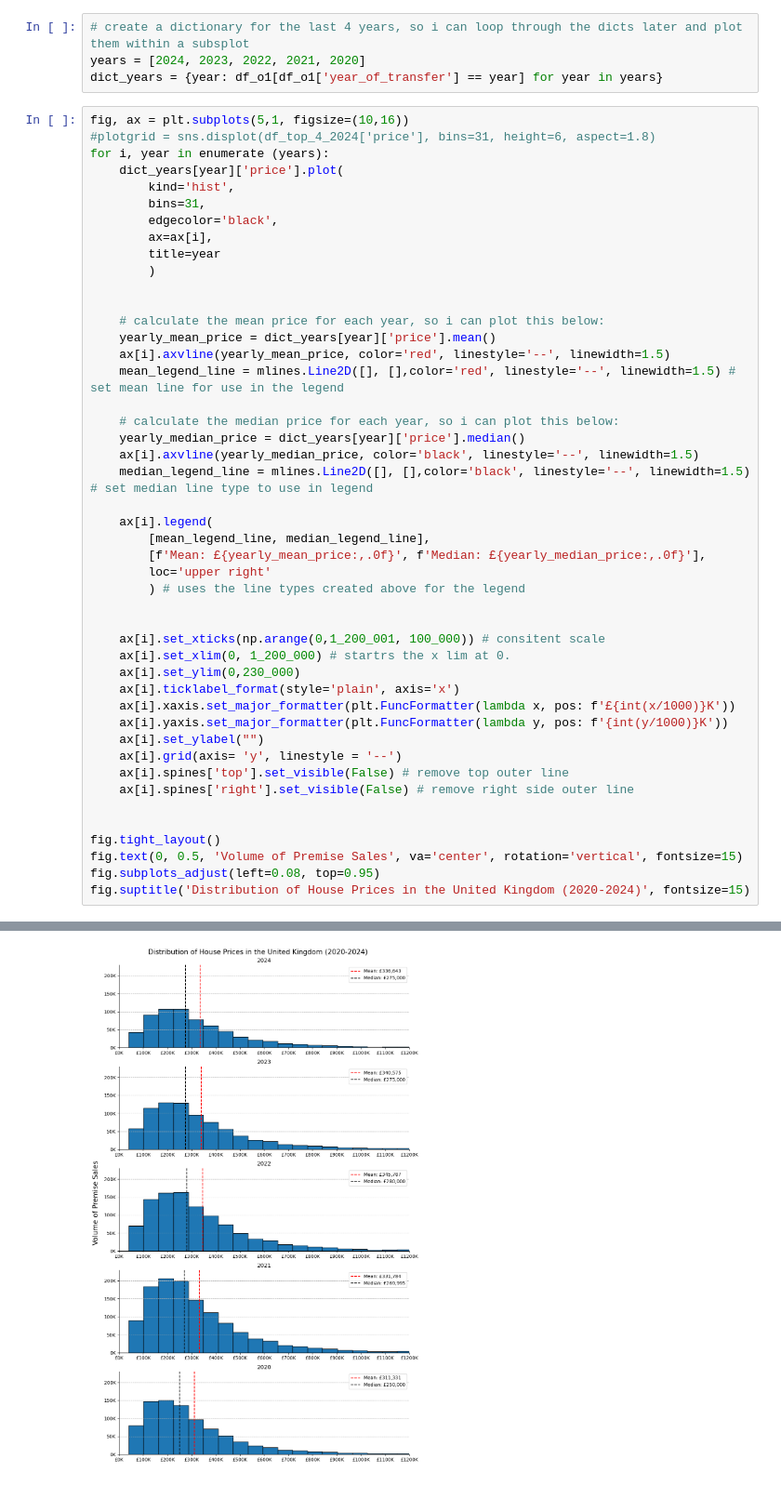
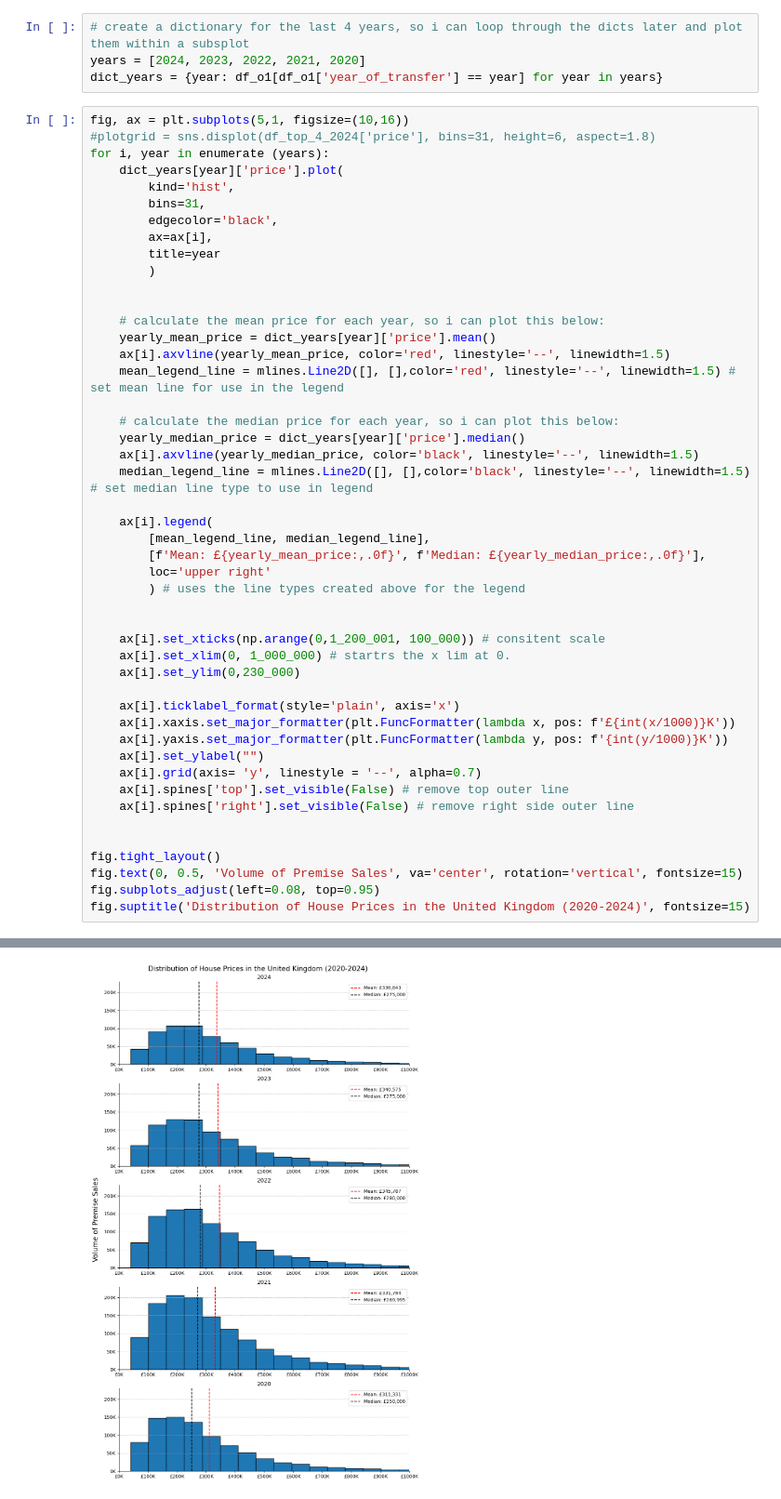
Before and after one commit to HJR41/UK-House-Sale-Analysis-v1, a Jupyter notebook: 2_Project/2_House_Price_distribution.ipynb, the cells around one changed output, grey strips where cells are left out. Shown at 93% size. Cells and saved outputs as stored; diff of their text form.

```diff
--- a/2_Project/2_House_Price_distribution.ipynb
+++ b/2_Project/2_House_Price_distribution.ipynb
@@ -61,33 +62,34 @@ for i, year in enumerate (years):
     mean_legend_line = mlines.Line2D([], [],color='red', linestyle='--', linewidth=1.5) # set mean line for use in the legend
 
     # calculate the median price for each year, so i can plot this below:
     yearly_median_price = dict_years[year]['price'].median()
     ax[i].axvline(yearly_median_price, color='black', linestyle='--', linewidth=1.5)
     median_legend_line = mlines.Line2D([], [],color='black', linestyle='--', linewidth=1.5) # set median line type to use in legend
 
     ax[i].legend(
         [mean_legend_line, median_legend_line],
         [f'Mean: £{yearly_mean_price:,.0f}', f'Median: £{yearly_median_price:,.0f}'],
         loc='upper right'
         ) # uses the line types created above for the legend
 
 
     ax[i].set_xticks(np.arange(0,1_200_001, 100_000)) # consitent scale
-    ax[i].set_xlim(0, 1_200_000) # startrs the x lim at 0.
+    ax[i].set_xlim(0, 1_000_000) # startrs the x lim at 0.
     ax[i].set_ylim(0,230_000)
+
     ax[i].ticklabel_format(style='plain', axis='x')
     ax[i].xaxis.set_major_formatter(plt.FuncFormatter(lambda x, pos: f'£{int(x/1000)}K'))
     ax[i].yaxis.set_major_formatter(plt.FuncFormatter(lambda y, pos: f'{int(y/1000)}K'))
     ax[i].set_ylabel("")
-    ax[i].grid(axis= 'y', linestyle = '--')
+    ax[i].grid(axis= 'y', linestyle = '--', alpha=0.7)
     ax[i].spines['top'].set_visible(False) # remove top outer line
     ax[i].spines['right'].set_visible(False) # remove right side outer line
 
 
 fig.tight_layout()
 fig.text(0, 0.5, 'Volume of Premise Sales', va='center', rotation='vertical', fontsize=15)
 fig.subplots_adjust(left=0.08, top=0.95)
 fig.suptitle('Distribution of House Prices in the United Kingdom (2020-2024)', fontsize=15)
 # %% [output]
 Text(0.5, 0.98, 'Distribution of House Prices in the United Kingdom (2020-2024)')
-[figure, old version]
+[figure, new version]
```
Also changed, not shown: parts of 1 cell of this notebook, 1 other file.
